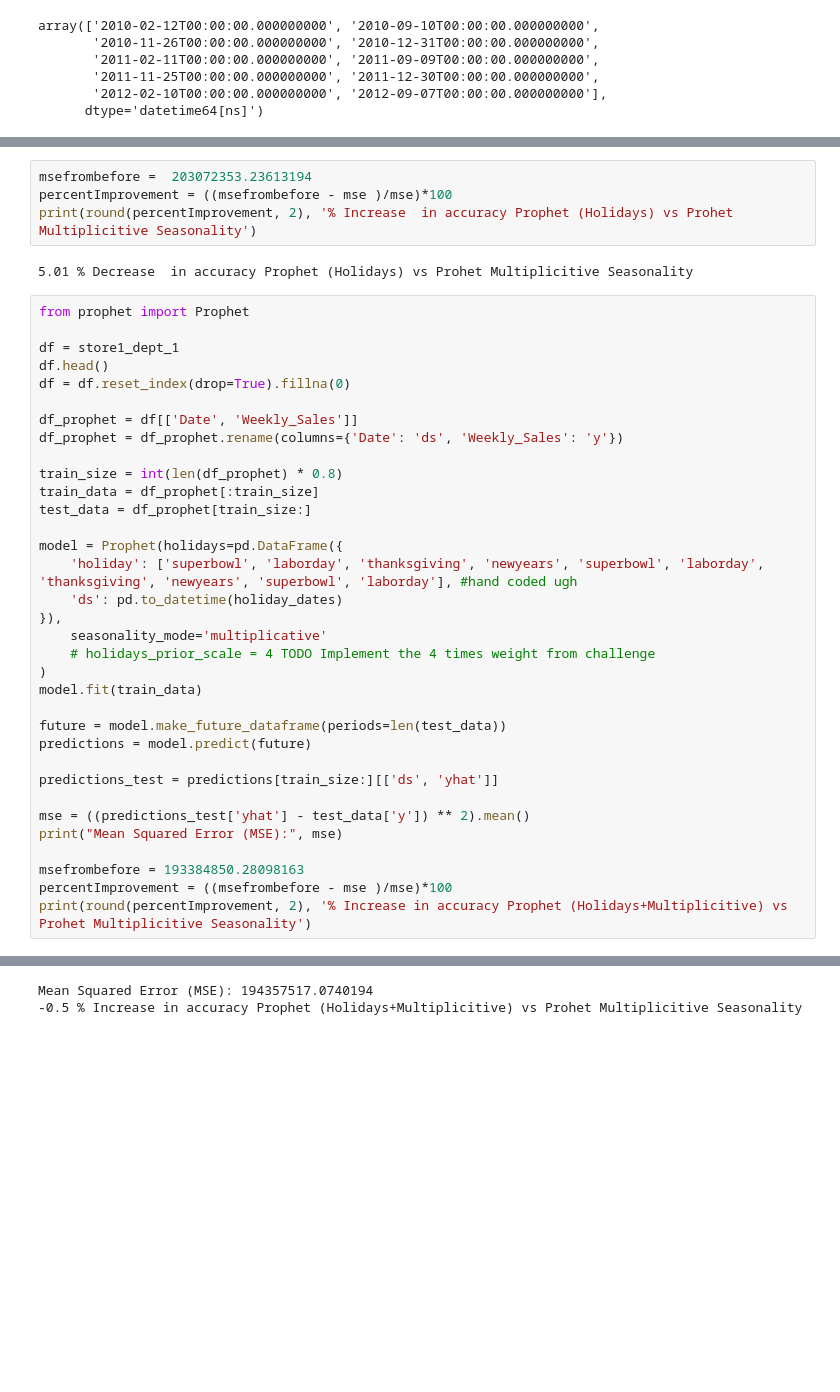
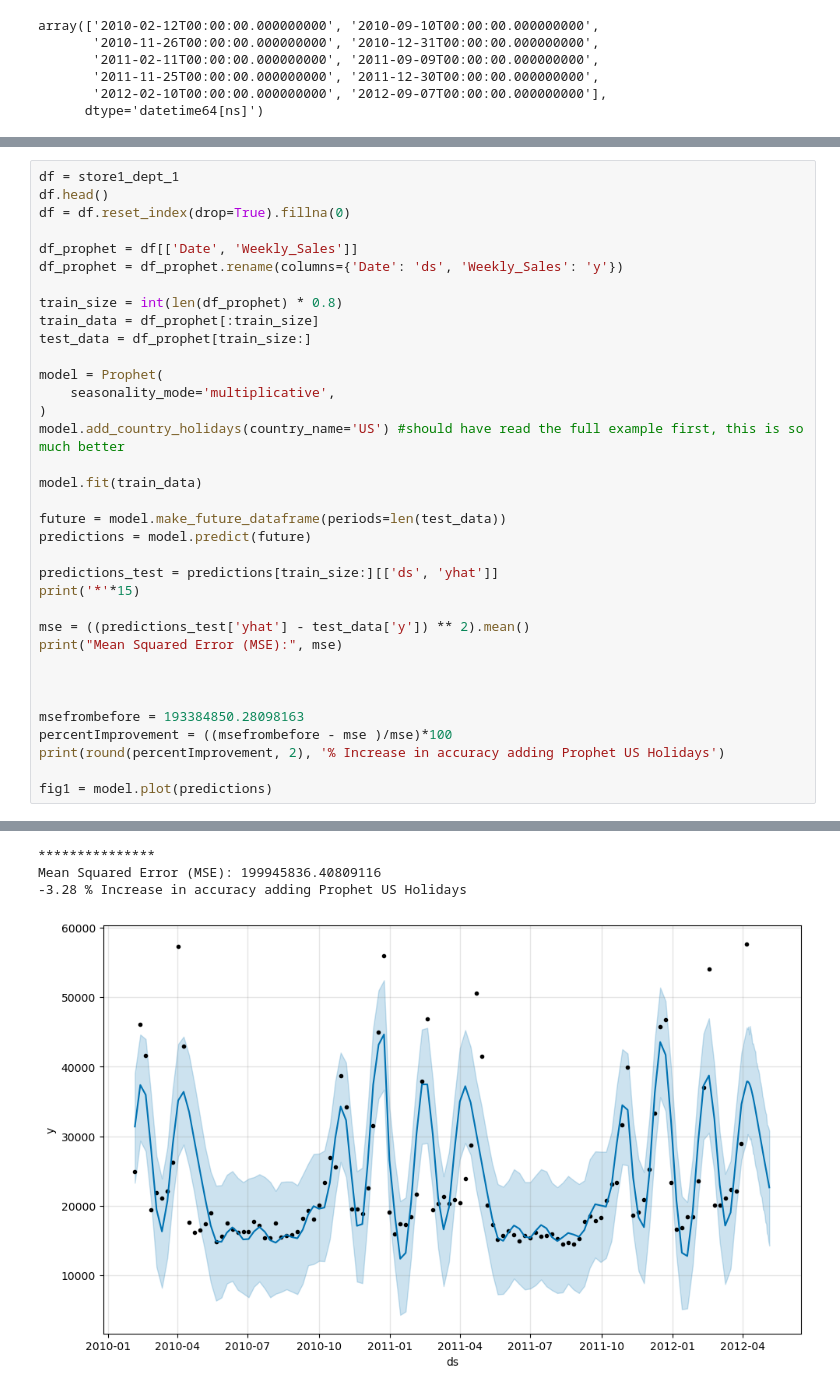
Before and after one commit to XaraRoy/Retail_Holidays, a Jupyter notebook: holiday_sales.ipynb, the cells around one changed output, grey strips where cells are left out. Saved outputs shown, nothing was run; the diff lists cells and outputs as text; blank space fills up the shorter version.

```diff
--- a/holiday_sales.ipynb
+++ b/holiday_sales.ipynb
@@ -1076,12 +1122,4 @@ Mean Squared Error (MSE): 193384850.28098163
-# %%
-msefrombefore =  203072353.23613194
-percentImprovement = ((msefrombefore - mse )/mse)*100
-print(round(percentImprovement, 2), '% Increase  in accuracy Prophet (Holidays) vs Prohet Multiplicitive Seasonality')
-# %% [output]
-5.01 % Decrease  in accuracy Prophet (Holidays) vs Prohet Multiplicitive Seasonality
 # %%
-from prophet import Prophet
-
 df = store1_dept_1
 df.head()
 df = df.reset_index(drop=True).fillna(0)
@@ -1093,24 +1131,27 @@ train_size = int(len(df_prophet) * 0.8)
 train_data = df_prophet[:train_size]
 test_data = df_prophet[train_size:]
 
-model = Prophet(holidays=pd.DataFrame({
-    'holiday': ['superbowl', 'laborday', 'thanksgiving', 'newyears', 'superbowl', 'laborday', 'thanksgiving', 'newyears', 'superbowl', 'laborday'], #hand coded ugh
-    'ds': pd.to_datetime(holiday_dates)
-}),
-    seasonality_mode='multiplicative'
-    # holidays_prior_scale = 4 TODO Implement the 4 times weight from challenge
+model = Prophet(
+    seasonality_mode='multiplicative',
 )
+model.add_country_holidays(country_name='US') #should have read the full example first, this is so much better
+
 model.fit(train_data)
 
 future = model.make_future_dataframe(periods=len(test_data))
 predictions = model.predict(future)
 
 predictions_test = predictions[train_size:][['ds', 'yhat']]
+print('*'*15)
 
 mse = ((predictions_test['yhat'] - test_data['y']) ** 2).mean()
 print("Mean Squared Error (MSE):", mse)
 
+
+
 msefrombefore = 193384850.28098163
 percentImprovement = ((msefrombefore - mse )/mse)*100
-print(round(percentImprovement, 2), '% Increase in accuracy Prophet (Holidays+Multiplicitive) vs Prohet Multiplicitive Seasonality')
+print(round(percentImprovement, 2), '% Increase in accuracy adding Prophet US Holidays')
+
+fig1 = model.plot(predictions)
 # %% [output]
@@ -1119,2 +1160,4 @@ print(round(percentImprovement, 2), '% Increase in accuracy Prophet (Holidays+Mu
-Mean Squared Error (MSE): 194357517.0740194
--0.5 % Increase in accuracy Prophet (Holidays+Multiplicitive) vs Prohet Multiplicitive Seasonality
+***************
+Mean Squared Error (MSE): 199945836.40809116
+-3.28 % Increase in accuracy adding Prophet US Holidays
+[figure, added]
```
Also changed, not shown: parts of 38 cells of this notebook.
